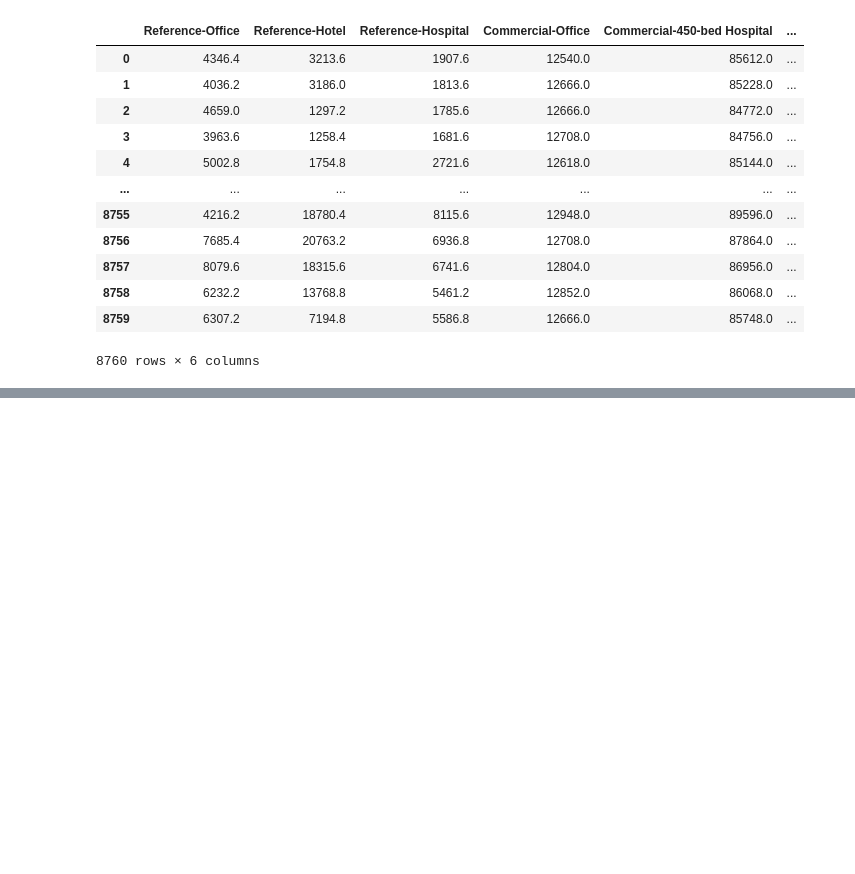
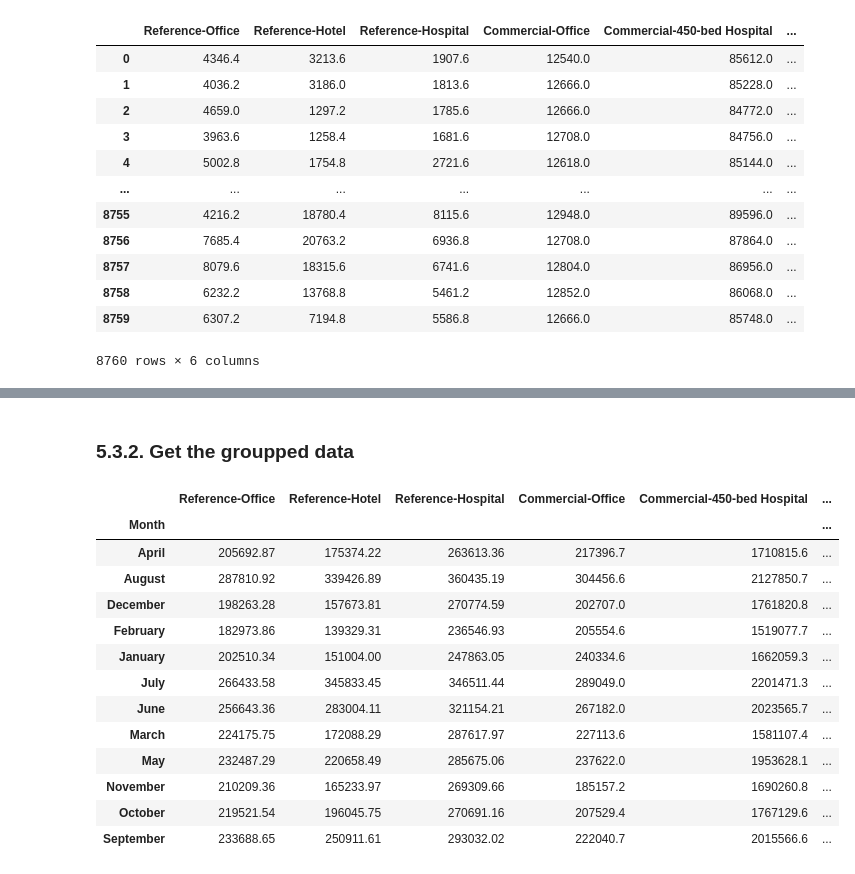
Before and after one commit to idloea/extended-open, a Jupyter notebook: notebooks/20230703-090301/analysis.ipynb, the cells around one changed output, grey strips where cells are left out. Drawn from its saved outputs; the diff is of its cells as text; code cells hidden in the pictures; blank space fills up the shorter version.

Commit message:
Group the electric and HVAC data for later displaying this in the manuscript

```diff
--- a/notebooks/20230703-090301/analysis.ipynb
+++ b/notebooks/20230703-090301/analysis.ipynb
@@ -704,0 +728,16 @@ for column in electric_loads_df_in_kilowatts.columns:
+# %%
+def get_days_from_hours(hours: pd.Series) -> pd.Series:
+    days = []
+    for hour in hours.values:
+        hours_per_day = 24
+        day = int(hour / hours_per_day)
+        days.append(day)
+    return pd.Series(days)
+# %%
+hours = electric_loads_df_in_kilowatts.index
+electric_loads_df_in_kilowatts['Day'] = get_days_from_hours(hours=hours)
+electric_loads_df_in_kilowatts['Date'] = pd.to_datetime(electric_loads_df_in_kilowatts.Day, unit='D')
+electric_loads_df_in_kilowatts['Month'] = electric_loads_df_in_kilowatts['Date'].dt.month
+electric_loads_df_in_kilowatts['Month'] = electric_loads_df_in_kilowatts['Month'].apply(lambda x: calendar.month_name[x])
+
+electric_loads_df_in_kilowatts
@@ -704,0 +778,21 @@ for column in electric_loads_df_in_kilowatts.columns:
+# %% [markdown]
+### 5.3.2. Get the groupped data
+# %%
+groupped_by_month_electric_loads_df_in_kilowatts = electric_loads_df_in_kilowatts.groupby('Month').sum()
+groupped_by_month_electric_loads_df_in_kilowatts = groupped_by_month_electric_loads_df_in_kilowatts.loc[:, groupped_by_month_electric_loads_df_in_kilowatts.columns != 'Day']
+groupped_by_month_electric_loads_df_in_kilowatts
+# %% [output]
+|  | Reference-Office | Reference-Hotel | Reference-Hospital | Commercial-Office | Commercial-450-bed Hospital | ... |
+| Month |  |  |  |  |  | ... |
+| April | 205692.87 | 175374.22 | 263613.36 | 217396.7 | 1710815.6 | ... |
+| August | 287810.92 | 339426.89 | 360435.19 | 304456.6 | 2127850.7 | ... |
+| December | 198263.28 | 157673.81 | 270774.59 | 202707.0 | 1761820.8 | ... |
+| February | 182973.86 | 139329.31 | 236546.93 | 205554.6 | 1519077.7 | ... |
+| January | 202510.34 | 151004.00 | 247863.05 | 240334.6 | 1662059.3 | ... |
+| July | 266433.58 | 345833.45 | 346511.44 | 289049.0 | 2201471.3 | ... |
+| June | 256643.36 | 283004.11 | 321154.21 | 267182.0 | 2023565.7 | ... |
+| March | 224175.75 | 172088.29 | 287617.97 | 227113.6 | 1581107.4 | ... |
+| May | 232487.29 | 220658.49 | 285675.06 | 237622.0 | 1953628.1 | ... |
+| November | 210209.36 | 165233.97 | 269309.66 | 185157.2 | 1690260.8 | ... |
+| October | 219521.54 | 196045.75 | 270691.16 | 207529.4 | 1767129.6 | ... |
+| September | 233688.65 | 250911.61 | 293032.02 | 222040.7 | 2015566.6 | ... |
```
Also changed, not shown: parts of 17 cells of this notebook.
